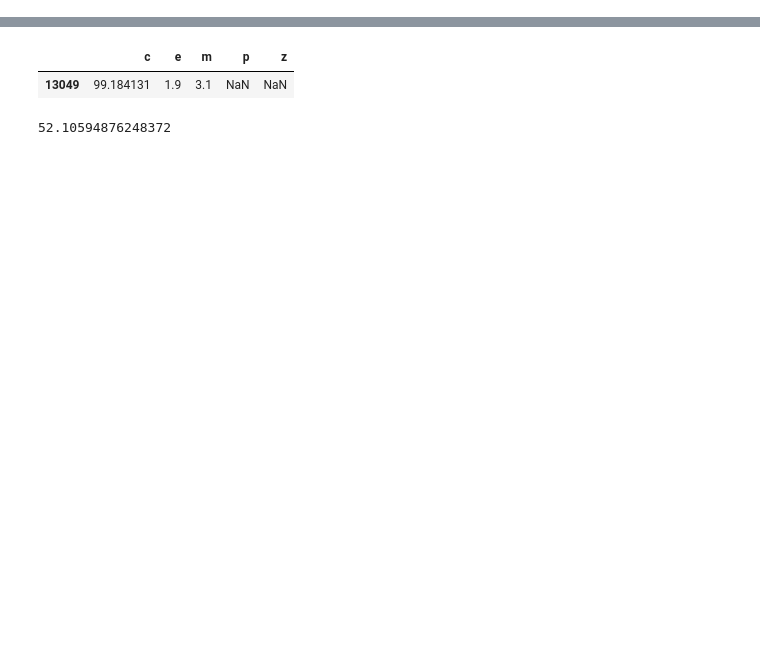
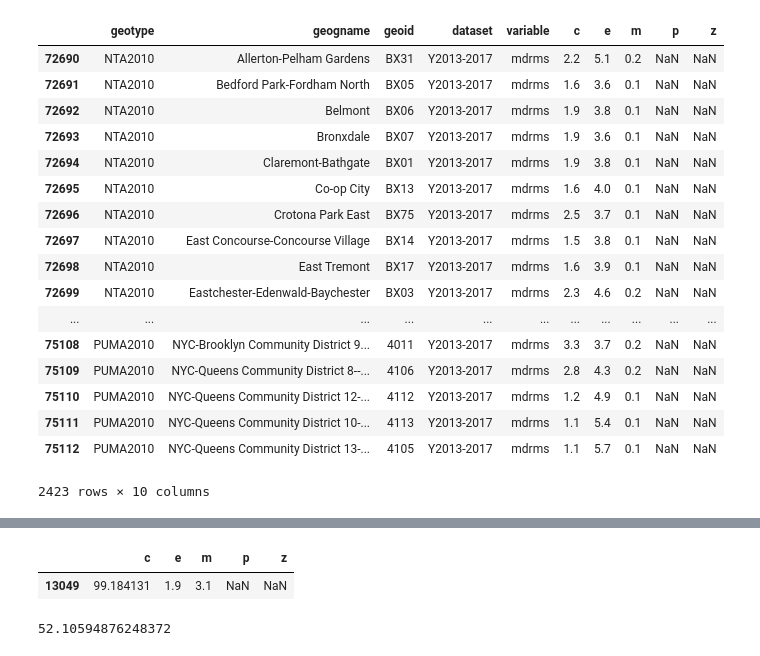
Before and after one commit to NYCPlanning/db-acs, a Jupyter notebook: notebooks/qaqc.ipynb, the cells around one changed output, grey strips where cells are left out. Saved outputs shown, nothing was run; the diff lists cells and outputs as text; code cells hidden in the pictures; blank space fills up the shorter version.

```diff
--- a/notebooks/qaqc.ipynb
+++ b/notebooks/qaqc.ipynb
@@ -16,3 +10,24 @@ dff = df.head()
+# %%
+df[df.variable == 'mdrms'.lower()]
+# %% [output]
+|  | geotype | geogname | geoid | dataset | variable | c | e | m | p | z |
+| 72690 | NTA2010 | Allerton-Pelham Gardens | BX31 | Y2013-2017 | mdrms | 2.2 | 5.1 | 0.2 | NaN | NaN |
+| 72691 | NTA2010 | Bedford Park-Fordham North | BX05 | Y2013-2017 | mdrms | 1.6 | 3.6 | 0.1 | NaN | NaN |
+| 72692 | NTA2010 | Belmont | BX06 | Y2013-2017 | mdrms | 1.9 | 3.8 | 0.1 | NaN | NaN |
+| 72693 | NTA2010 | Bronxdale | BX07 | Y2013-2017 | mdrms | 1.9 | 3.6 | 0.1 | NaN | NaN |
+| 72694 | NTA2010 | Claremont-Bathgate | BX01 | Y2013-2017 | mdrms | 1.9 | 3.8 | 0.1 | NaN | NaN |
+| 72695 | NTA2010 | Co-op City | BX13 | Y2013-2017 | mdrms | 1.6 | 4.0 | 0.1 | NaN | NaN |
+| 72696 | NTA2010 | Crotona Park East | BX75 | Y2013-2017 | mdrms | 2.5 | 3.7 | 0.1 | NaN | NaN |
+| 72697 | NTA2010 | East Concourse-Concourse Village | BX14 | Y2013-2017 | mdrms | 1.5 | 3.8 | 0.1 | NaN | NaN |
+| 72698 | NTA2010 | East Tremont | BX17 | Y2013-2017 | mdrms | 1.6 | 3.9 | 0.1 | NaN | NaN |
+| 72699 | NTA2010 | Eastchester-Edenwald-Baychester | BX03 | Y2013-2017 | mdrms | 2.3 | 4.6 | 0.2 | NaN | NaN |
+| ... | ... | ... | ... | ... | ... | ... | ... | ... | ... | ... |
+| 75108 | PUMA2010 | NYC-Brooklyn Community District 9... | 4011 | Y2013-2017 | mdrms | 3.3 | 3.7 | 0.2 | NaN | NaN |
+| 75109 | PUMA2010 | NYC-Queens Community District 8--... | 4106 | Y2013-2017 | mdrms | 2.8 | 4.3 | 0.2 | NaN | NaN |
+| 75110 | PUMA2010 | NYC-Queens Community District 12-... | 4112 | Y2013-2017 | mdrms | 1.2 | 4.9 | 0.1 | NaN | NaN |
+| 75111 | PUMA2010 | NYC-Queens Community District 10-... | 4113 | Y2013-2017 | mdrms | 1.1 | 5.4 | 0.1 | NaN | NaN |
+| 75112 | PUMA2010 | NYC-Queens Community District 13-... | 4105 | Y2013-2017 | mdrms | 1.1 | 5.7 | 0.1 | NaN | NaN |
+2423 rows × 10 columns
 # %%
 dff.loc[:,'c'] = dff['c'].round(1)
 # %%
```
Also changed, not shown: parts of 3 cells of this notebook, 2 other files.
